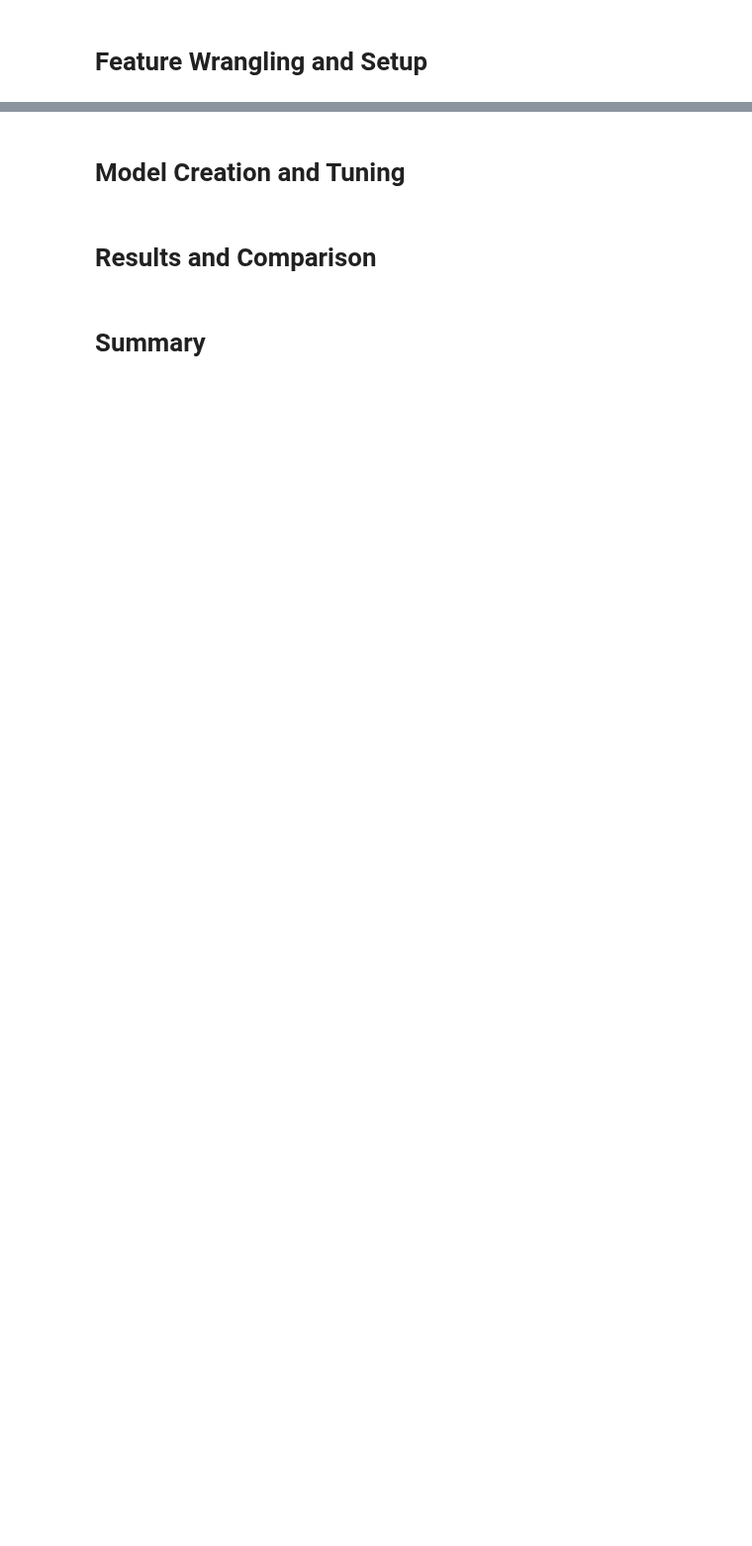
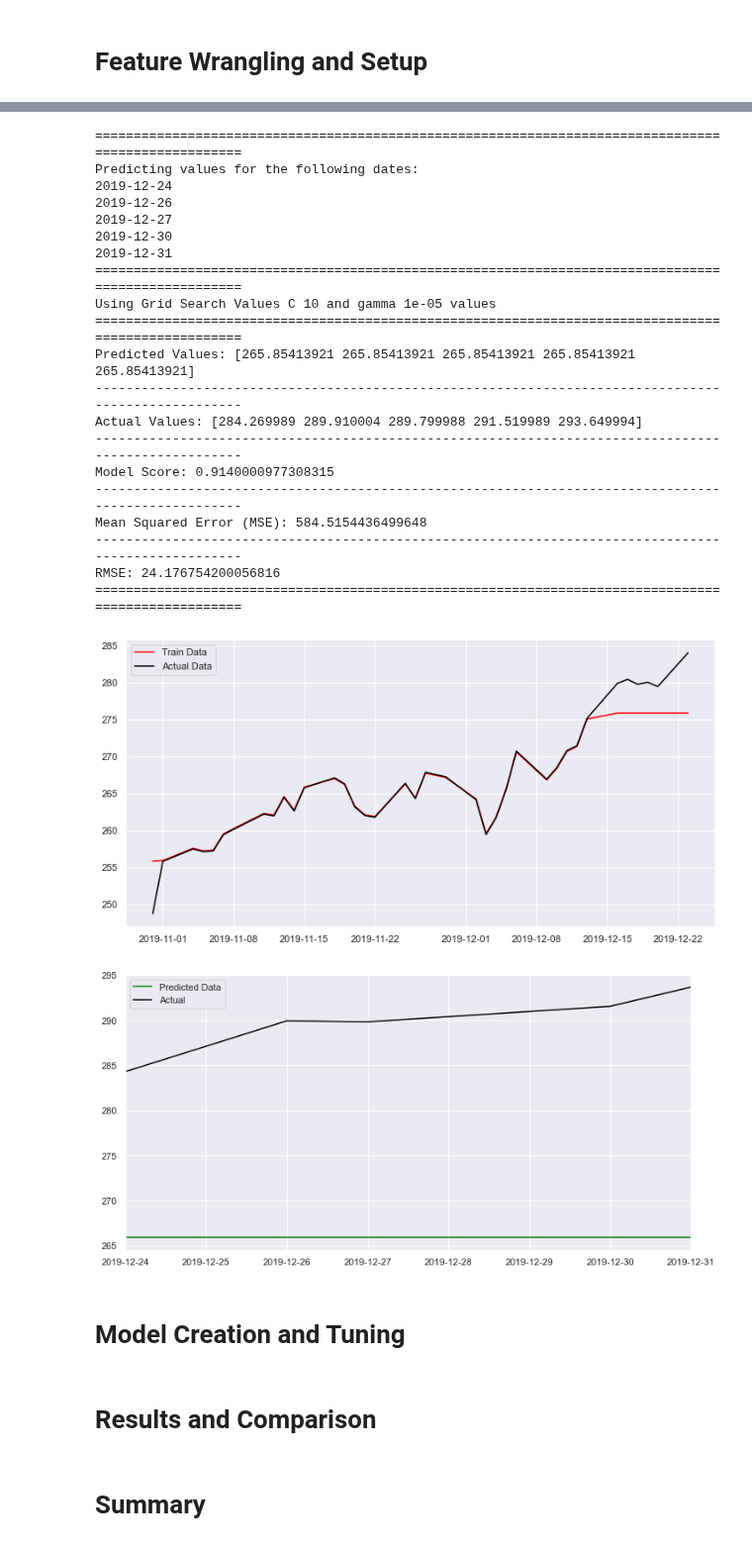
Before and after one commit to tedsmoore/njit-ml-project-spring-2020, a Jupyter notebook: notebooks/a-final-notebook.ipynb, the cells around one changed output, grey strips where cells are left out. Shown at 99% size. Drawn from its saved outputs; the diff is of its cells as text; code cells hidden in the pictures; blank space fills up the shorter version.

```diff
--- a/notebooks/a-final-notebook.ipynb
+++ b/notebooks/a-final-notebook.ipynb
@@ -322,3 +368,28 @@ corr_plot(MSFT)
+# %%
+predict_multiple_variables(AAPL,AAPL_dates,num_forecast_days=5, model='rbf')
+# %% [output]
+====================================================================================================
+Predicting values for the following dates:
+2019-12-24
+2019-12-26
+2019-12-27
+2019-12-30
+2019-12-31
+====================================================================================================
+Using Grid Search Values C 10 and gamma 1e-05 values
+====================================================================================================
+Predicted Values: [265.85413921 265.85413921 265.85413921 265.85413921 265.85413921]
+----------------------------------------------------------------------------------------------------
+Actual Values: [284.269989 289.910004 289.799988 291.519989 293.649994]
+----------------------------------------------------------------------------------------------------
+Model Score: 0.9140000977308315
+----------------------------------------------------------------------------------------------------
+Mean Squared Error (MSE): 584.5154436499648
+----------------------------------------------------------------------------------------------------
+RMSE: 24.176754200056816
+====================================================================================================
+[figure, added]
+[figure, added]
 # %% [markdown]
 # Model Creation and Tuning
 # %% [markdown]
```
Also changed, not shown: parts of 7 cells of this notebook.
